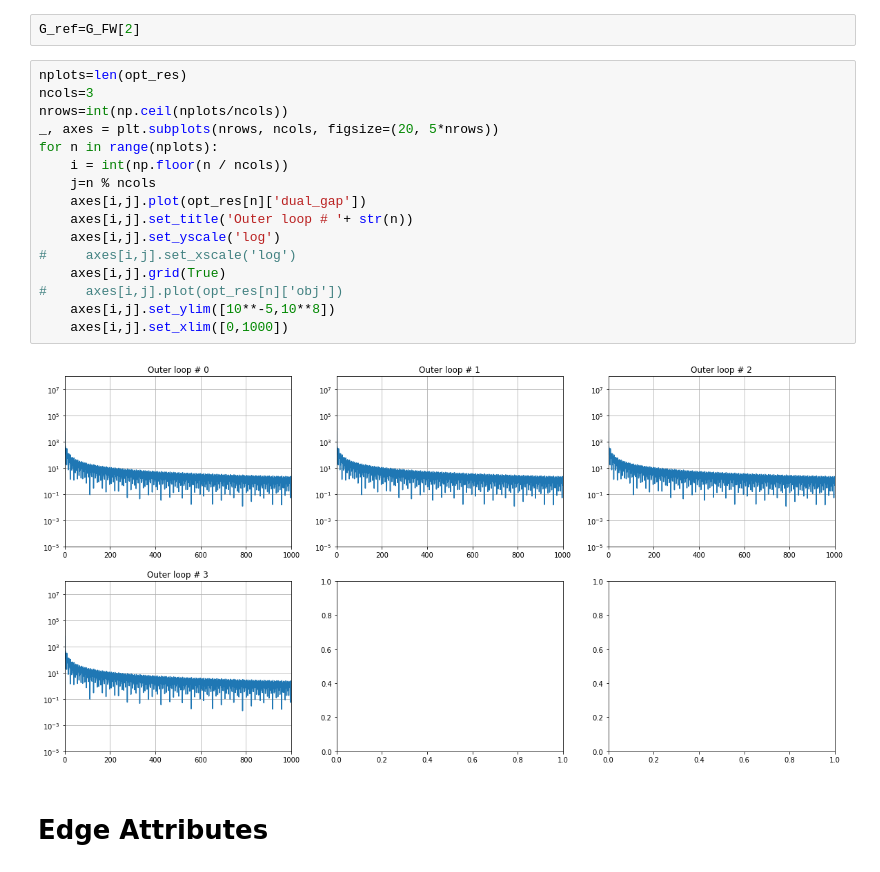
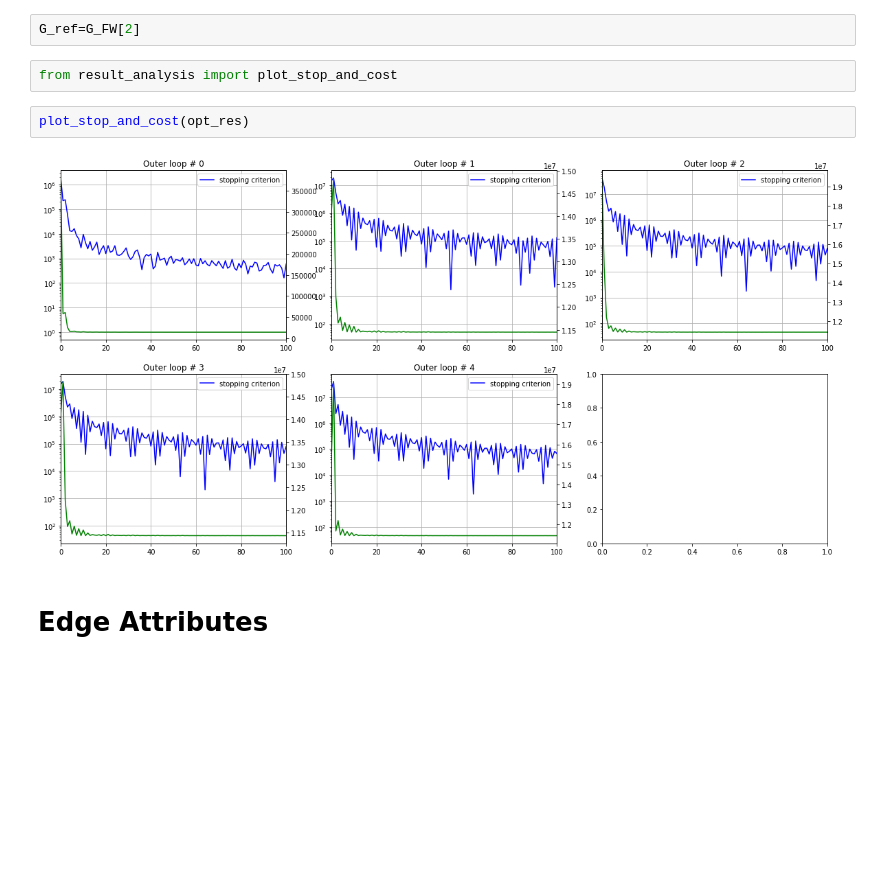
Before and after one commit to LucasFuentesValenzuela/ICU, a Jupyter notebook: notebooks/Understanding_oscillations_outer_v1.ipynb, the cells around one changed output. Saved outputs shown, nothing was run; the diff lists cells and outputs as text; blank space fills up the shorter version.

```diff
--- a/notebooks/Understanding_oscillations_outer_v1.ipynb
+++ b/notebooks/Understanding_oscillations_outer_v1.ipynb
@@ -58,23 +67,11 @@ len(OD_list)
 # %%
 G_ref=G_FW[2]
-# %%
-nplots=len(opt_res)
-ncols=3
-nrows=int(np.ceil(nplots/ncols))
-_, axes = plt.subplots(nrows, ncols, figsize=(20, 5*nrows))
-for n in range(nplots):
-    i = int(np.floor(n / ncols))
-    j=n % ncols
-    axes[i,j].plot(opt_res[n]['dual_gap'])
-    axes[i,j].set_title('Outer loop # '+ str(n))
-    axes[i,j].set_yscale('log')
-#     axes[i,j].set_xscale('log')
-    axes[i,j].grid(True)
-#     axes[i,j].plot(opt_res[n]['obj'])
-    axes[i,j].set_ylim([10**-5,10**8])
-    axes[i,j].set_xlim([0,1000])
-# %% [output]
-[figure, removed]
+# %%
+from result_analysis import plot_stop_and_cost
+# %%
+plot_stop_and_cost(opt_res)
+# %% [output]
+[figure, added]
 # %% [markdown]
 # Edge Attributes
 # %%
```
Also changed, not shown: parts of 10 cells of this notebook, 10 other files.
